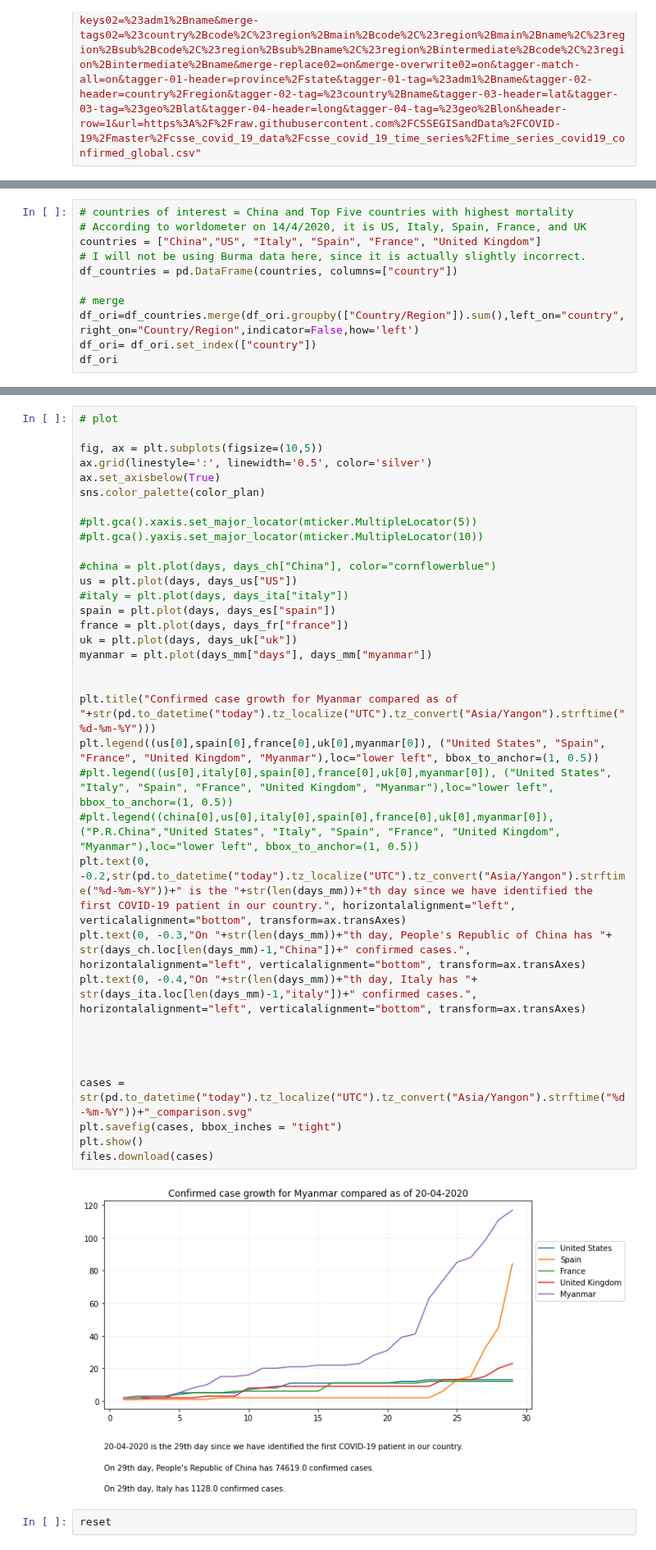
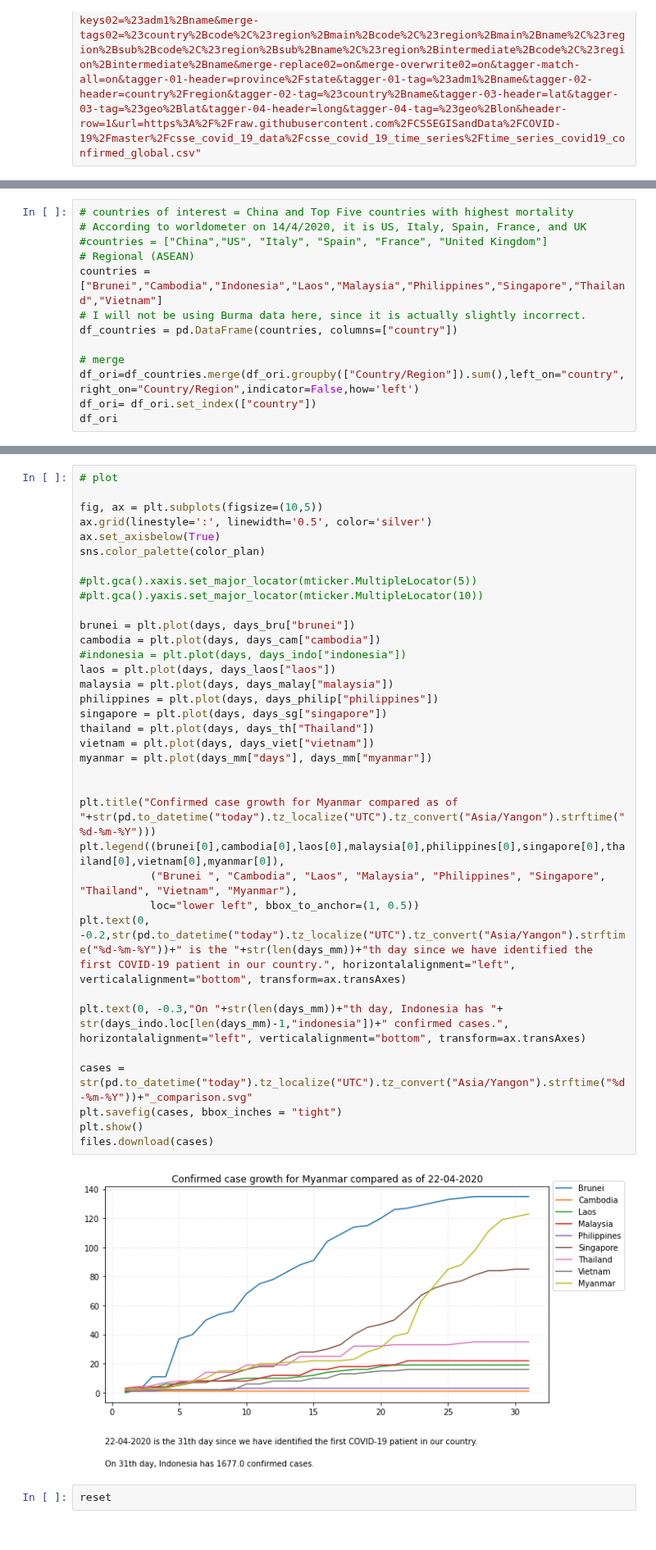
Before and after one commit to finerbrighterlighter/myanmar_covid19, a Jupyter notebook: myanmar_compared.ipynb, the cells around one changed output, grey strips where cells are left out. Shown at 82% size. Drawn from its saved outputs; the diff is of its cells as text.

```diff
--- a/myanmar_compared.ipynb
+++ b/myanmar_compared.ipynb
@@ -44,7 +44,9 @@ df_ori
 # %%
 # countries of interest = China and Top Five countries with highest mortality
 # According to worldometer on 14/4/2020, it is US, Italy, Spain, France, and UK
-countries = ["China","US", "Italy", "Spain", "France", "United Kingdom"]
+#countries = ["China","US", "Italy", "Spain", "France", "United Kingdom"]
+# Regional (ASEAN)
+countries = ["Brunei","Cambodia","Indonesia","Laos","Malaysia","Philippines","Singapore","Thailand","Vietnam"]
 # I will not be using Burma data here, since it is actually slightly incorrect.
 df_countries = pd.DataFrame(countries, columns=["country"])
 
@@ -305,40 +148,40 @@ days_uk
 # %%
 # plot
 
 fig, ax = plt.subplots(figsize=(10,5))
 ax.grid(linestyle=':', linewidth='0.5', color='silver')
 ax.set_axisbelow(True)
 sns.color_palette(color_plan)
 
 #plt.gca().xaxis.set_major_locator(mticker.MultipleLocator(5))
 #plt.gca().yaxis.set_major_locator(mticker.MultipleLocator(10))
 
-#china = plt.plot(days, days_ch["China"], color="cornflowerblue")
-us = plt.plot(days, days_us["US"])
-#italy = plt.plot(days, days_ita["italy"])
-spain = plt.plot(days, days_es["spain"])
-france = plt.plot(days, days_fr["france"])
-uk = plt.plot(days, days_uk["uk"])
+brunei = plt.plot(days, days_bru["brunei"])
+cambodia = plt.plot(days, days_cam["cambodia"])
+#indonesia = plt.plot(days, days_indo["indonesia"])
+laos = plt.plot(days, days_laos["laos"])
+malaysia = plt.plot(days, days_malay["malaysia"])
+philippines = plt.plot(days, days_philip["philippines"])
+singapore = plt.plot(days, days_sg["singapore"])
+thailand = plt.plot(days, days_th["Thailand"])
+vietnam = plt.plot(days, days_viet["vietnam"])
 myanmar = plt.plot(days_mm["days"], days_mm["myanmar"])
 
 
 plt.title("Confirmed case growth for Myanmar compared as of "+str(pd.to_datetime("today").tz_localize("UTC").tz_convert("Asia/Yangon").strftime("%d-%m-%Y")))
-plt.legend((us[0],spain[0],france[0],uk[0],myanmar[0]), ("United States", "Spain", "France", "United Kingdom", "Myanmar"),loc="lower left", bbox_to_anchor=(1, 0.5))
-#plt.legend((us[0],italy[0],spain[0],france[0],uk[0],myanmar[0]), ("United States", "Italy", "Spain", "France", "United Kingdom", "Myanmar"),loc="lower left", bbox_to_anchor=(1, 0.5))
-#plt.legend((china[0],us[0],italy[0],spain[0],france[0],uk[0],myanmar[0]), ("P.R.China","United States", "Italy", "Spain", "France", "United Kingdom", "Myanmar"),loc="lower left", bbox_to_anchor=(1, 0.5))
+plt.legend((brunei[0],cambodia[0],laos[0],malaysia[0],philippines[0],singapore[0],thailand[0],vietnam[0],myanmar[0]),
+           ("Brunei ", "Cambodia", "Laos", "Malaysia", "Philippines", "Singapore", "Thailand", "Vietnam", "Myanmar"),
+           loc="lower left", bbox_to_anchor=(1, 0.5))
 plt.text(0, -0.2,str(pd.to_datetime("today").tz_localize("UTC").tz_convert("Asia/Yangon").strftime("%d-%m-%Y"))+" is the "+str(len(days_mm))+"th day since we have identified the first COVID-19 patient in our country.", horizontalalignment="left", verticalalignment="bottom", transform=ax.transAxes)
-plt.text(0, -0.3,"On "+str(len(days_mm))+"th day, People's Republic of China has "+ str(days_ch.loc[len(days_mm)-1,"China"])+" confirmed cases.", horizontalalignment="left", verticalalignment="bottom", transform=ax.transAxes)
-plt.text(0, -0.4,"On "+str(len(days_mm))+"th day, Italy has "+ str(days_ita.loc[len(days_mm)-1,"italy"])+" confirmed cases.", horizontalalignment="left", verticalalignment="bottom", transform=ax.transAxes)
 
-
-
+plt.text(0, -0.3,"On "+str(len(days_mm))+"th day, Indonesia has "+ str(days_indo.loc[len(days_mm)-1,"indonesia"])+" confirmed cases.", horizontalalignment="left", verticalalignment="bottom", transform=ax.transAxes)
 
 cases = str(pd.to_datetime("today").tz_localize("UTC").tz_convert("Asia/Yangon").strftime("%d-%m-%Y"))+"_comparison.svg"
 plt.savefig(cases, bbox_inches = "tight")
 plt.show()
 files.download(cases)
 # %% [output]
-[figure, old version]
+[figure, new version]
 # %%
 reset
 # %% [output]
```
Also changed, not shown: parts of 14 cells of this notebook.
